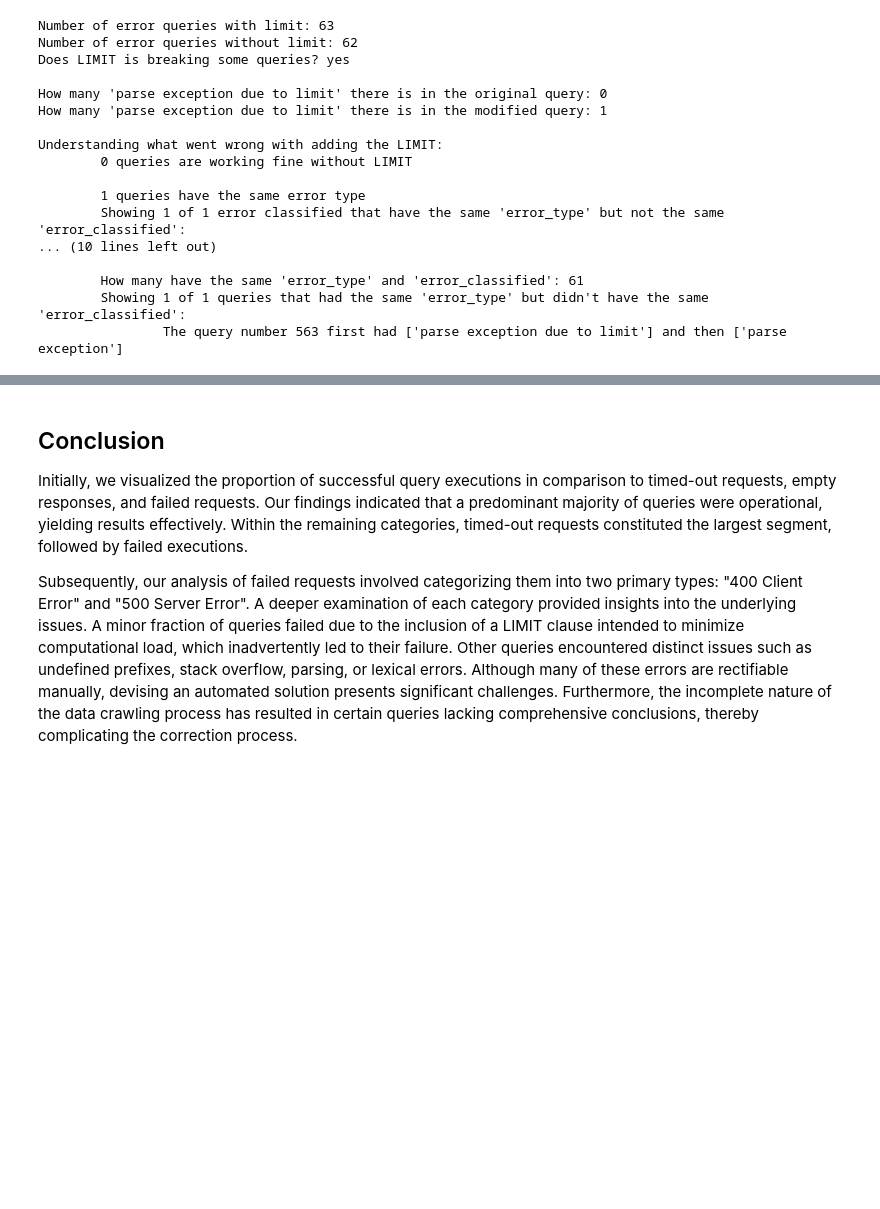
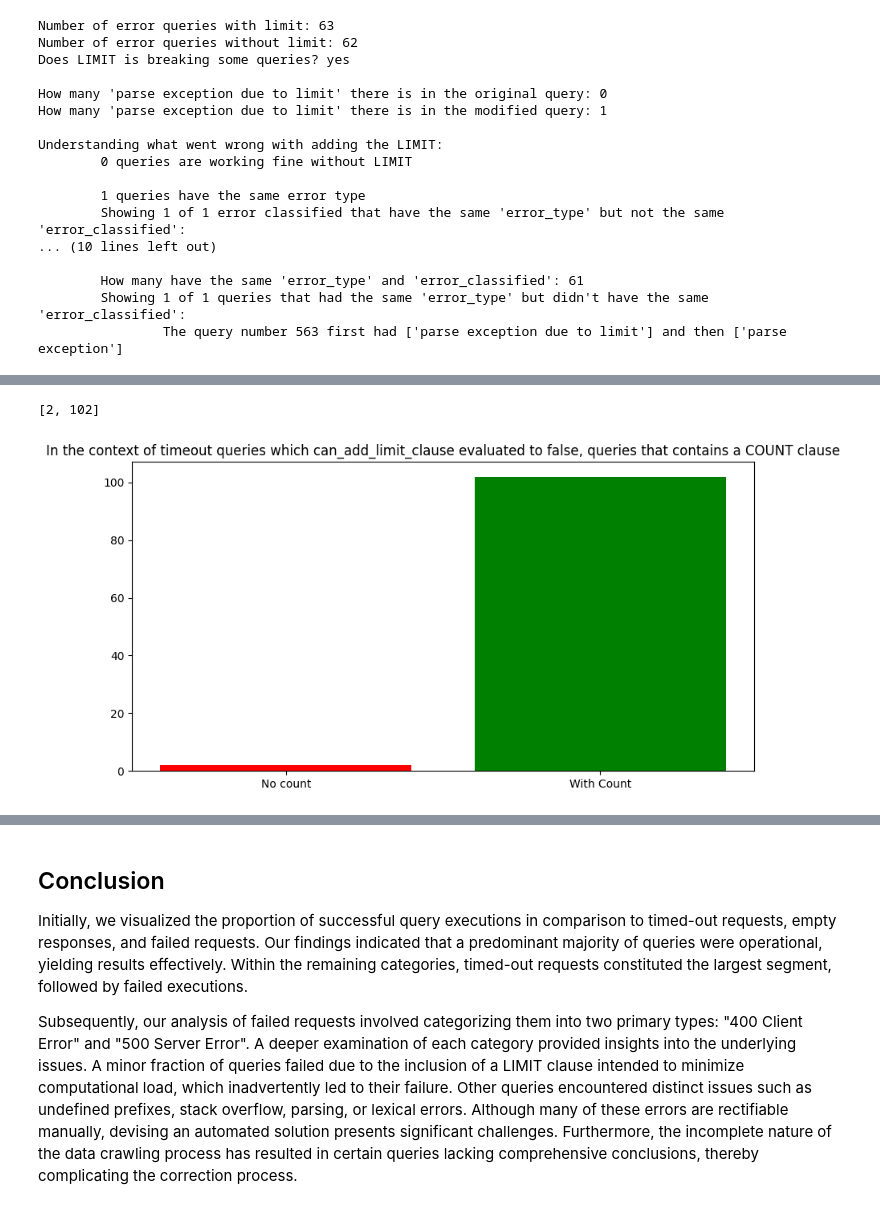
Before and after one commit to Gratic/Finetuning-LLM-for-SPARQL-generation, a Jupyter notebook: scripts/analysis_execution_queries_of_whole_dataset.ipynb, the cells around one changed output, grey strips where cells are left out. Cells and saved outputs as stored; diff of their text form; code cells hidden in the pictures; blank space fills up the shorter version.

```diff
--- a/scripts/analysis_execution_queries_of_whole_dataset.ipynb
+++ b/scripts/analysis_execution_queries_of_whole_dataset.ipynb
@@ -525,0 +550,4 @@ ax2 = ax2.bar(labels[1:], sizes[1:], color=["orange", "red", "purple", "grey"])
+# %%
+df_timeout_cannot_add_limit = df_timeout.loc[~df_timeout["can_add_limit_clause"]]
+df_timeout_can_add_limit = df_timeout.loc[df_timeout["can_add_limit_clause"]]
+df_timeout_cannot_add_limit.head()
@@ -525,0 +562,18 @@ ax2 = ax2.bar(labels[1:], sizes[1:], color=["orange", "red", "purple", "grey"])
+# %%
+no_count = df_timeout_cannot_add_limit.loc[~df_timeout_cannot_add_limit['query'].map(lambda x: re.search(r"(?:COUNT|count) ?\((?:DISTINCT|distinct)? ?\(?(?:\??\w*|\*?)\)?\)", x) != None)]
+count = df_timeout_cannot_add_limit.loc[df_timeout_cannot_add_limit['query'].map(lambda x: re.search(r"(?:COUNT|count) ?\((?:DISTINCT|distinct)? ?\(?(?:\??\w*|\*?)\)?\)", x) != None)]
+
+import matplotlib.pyplot as plt
+
+labels = ["No count", "With Count"]
+sizes = [len(no_count), len(count)]
+
+print(sizes)
+
+fig, (ax1) = plt.subplots(1, 1, figsize=(10, 5))
+ax1 = ax1.bar(labels, sizes, color=["red", "green"])
+
+plt.title("In the context of timeout queries which can_add_limit_clause evaluated to false, queries that contains a COUNT clause");
+# %% [output]
+[2, 102]
+[figure, added]
```
Also changed, not shown: parts of 9 cells of this notebook, 2 other files.
